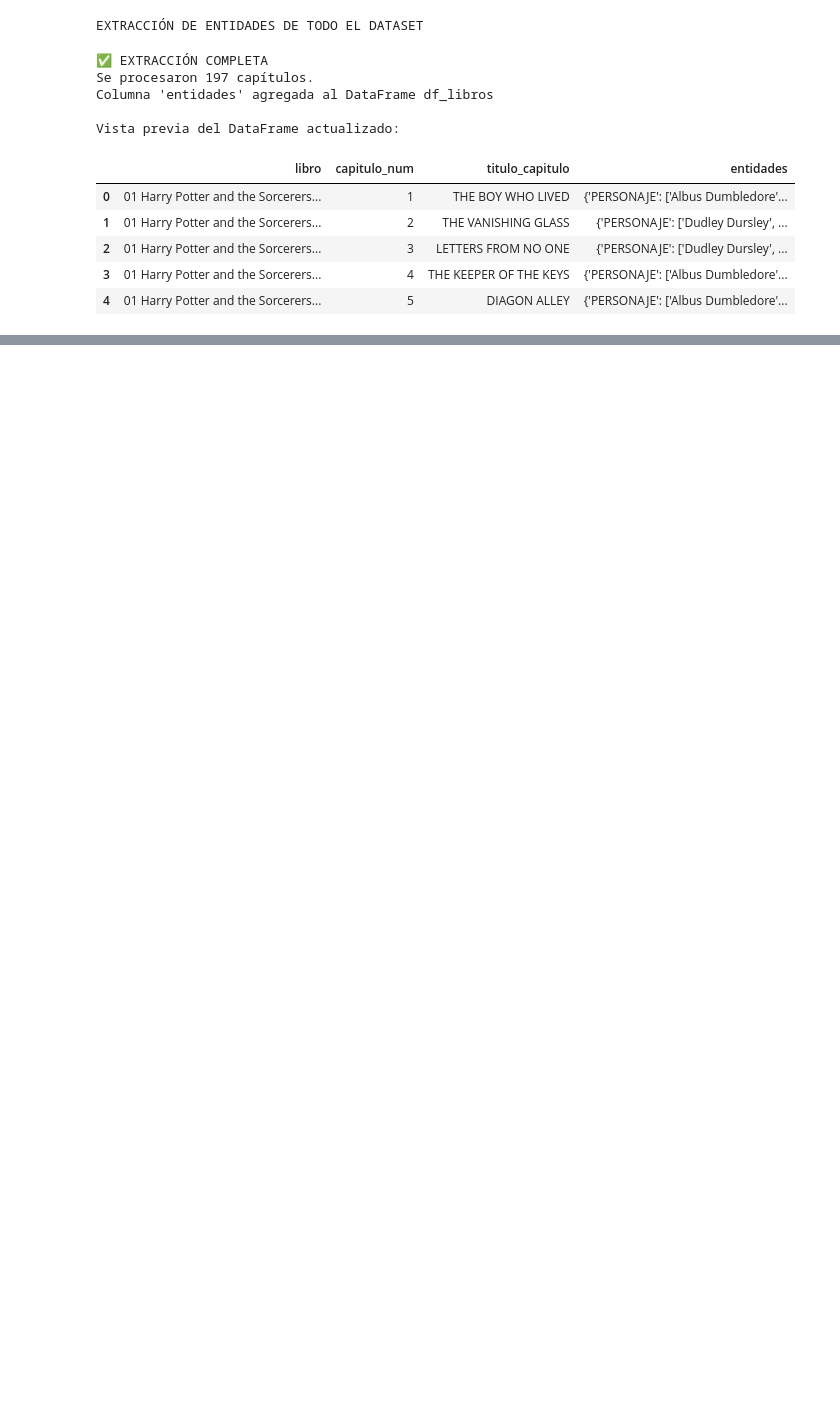
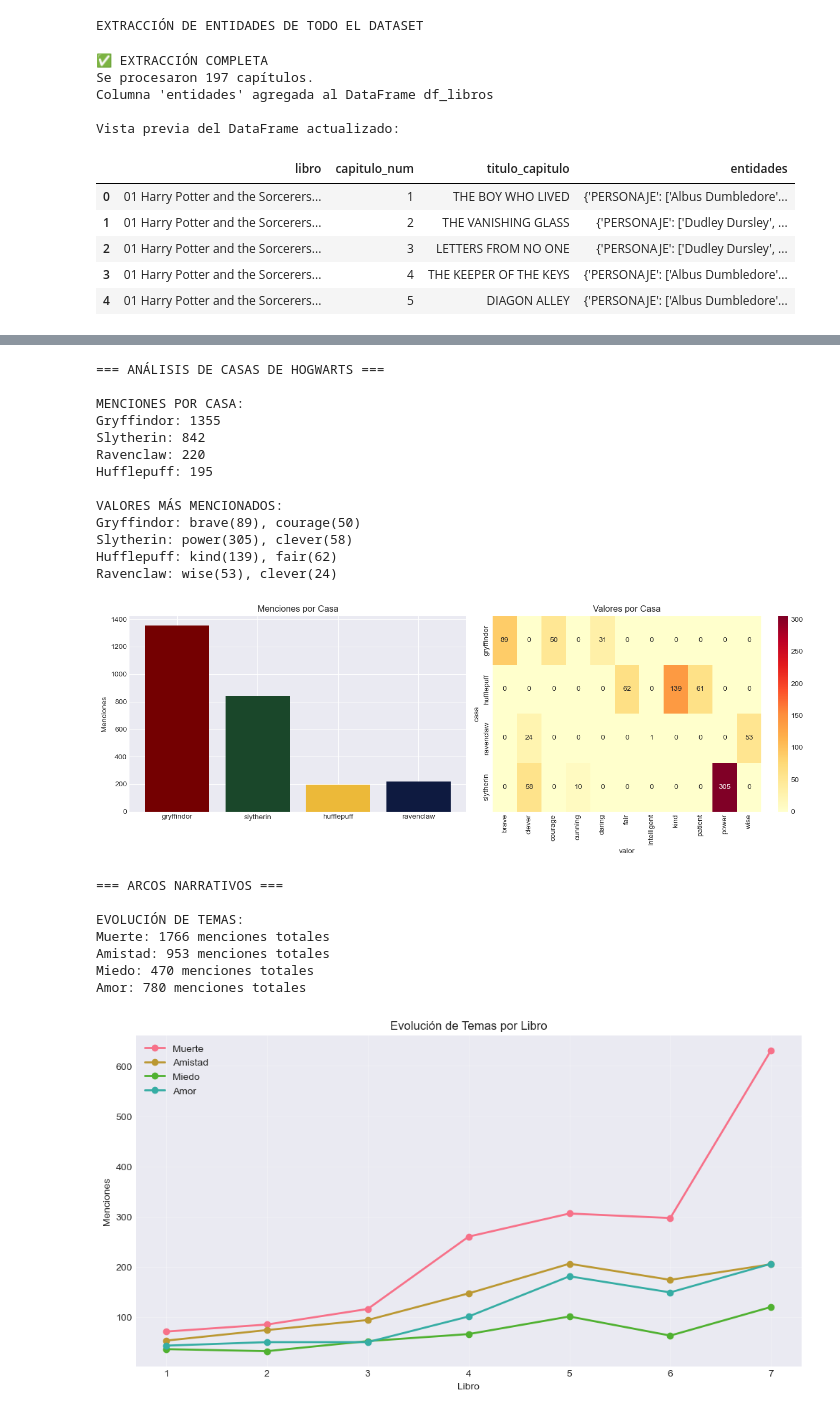
Before and after one commit to AmberlyReyes/nlp---final, a Jupyter notebook: Proyecto Final - NLP.ipynb, the cells around one changed output, grey strips where cells are left out. Saved outputs shown, nothing was run; the diff lists cells and outputs as text; code cells hidden in the pictures; blank space fills up the shorter version.

```diff
--- a/Proyecto Final - NLP.ipynb
+++ b/Proyecto Final - NLP.ipynb
@@ -962,0 +1142,42 @@ Detalle por libro:
+# %%
+def extender_analisis_original(eda_instance):
+
+    extendido = HarryPotterExtendedAnalysis()
+
+    # Análisis de casas
+    casas_info = extendido.analizar_casas_hogwarts(eda_instance.df_entidades)
+
+    # Arcos narrativos
+    arcos_info = extendido.analizar_arcos_narrativos(eda_instance.df_entidades)
+
+    return {
+        'casas': casas_info,
+        'arcos': arcos_info
+    }
+# %%
+eda = HarryPotterEDA(df_libros)
+
+resultados = extender_analisis_original(eda)
+# %% [output]
+=== ANÁLISIS DE CASAS DE HOGWARTS ===
+
+MENCIONES POR CASA:
+Gryffindor: 1355
+Slytherin: 842
+Ravenclaw: 220
+Hufflepuff: 195
+
+VALORES MÁS MENCIONADOS:
+Gryffindor: brave(89), courage(50)
+Slytherin: power(305), clever(58)
+Hufflepuff: kind(139), fair(62)
+Ravenclaw: wise(53), clever(24)
+[figure, added]
+=== ARCOS NARRATIVOS ===
+
+EVOLUCIÓN DE TEMAS:
+Muerte: 1766 menciones totales
+Amistad: 953 menciones totales
+Miedo: 470 menciones totales
+Amor: 780 menciones totales
+[figure, added]
```
Also changed, not shown: parts of 12 cells of this notebook.
